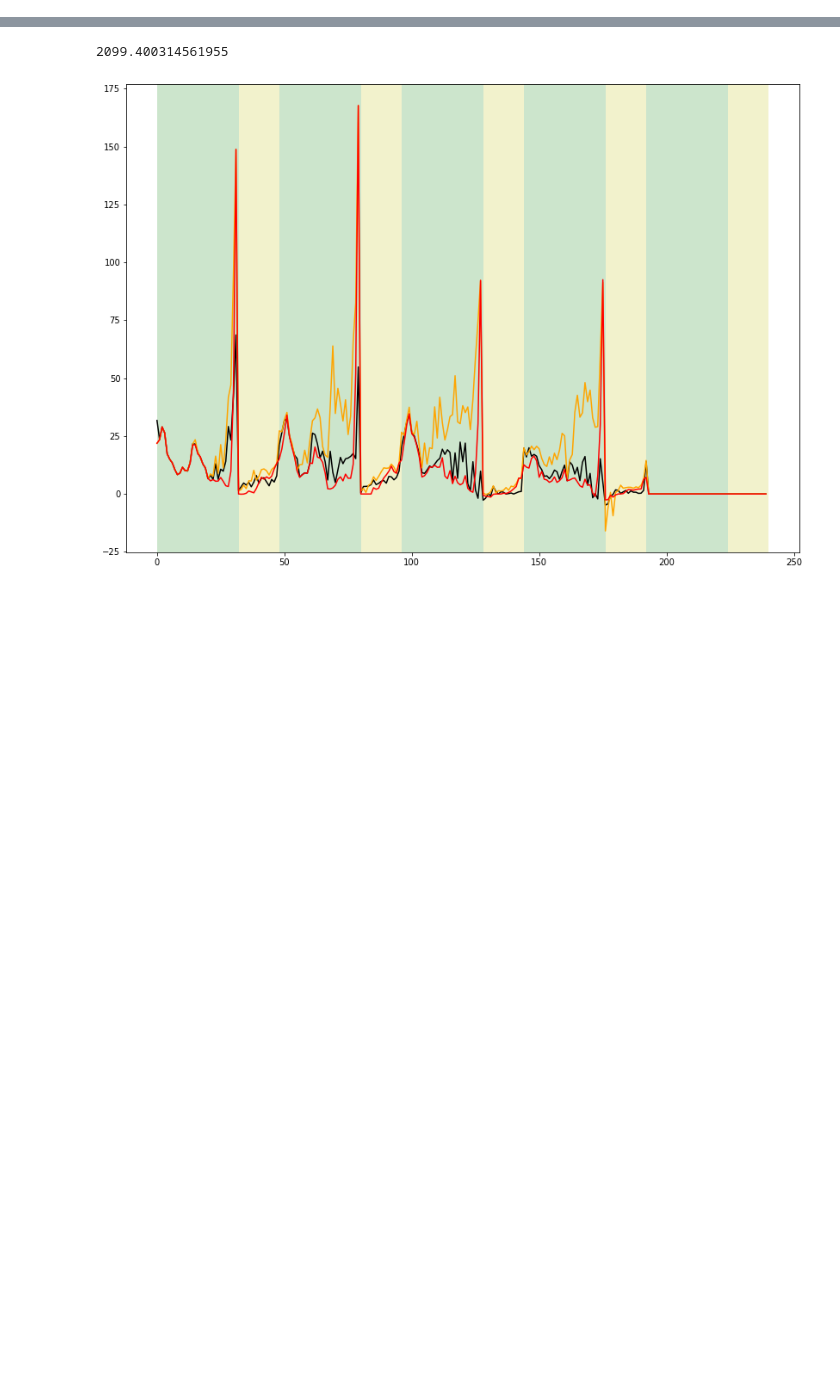
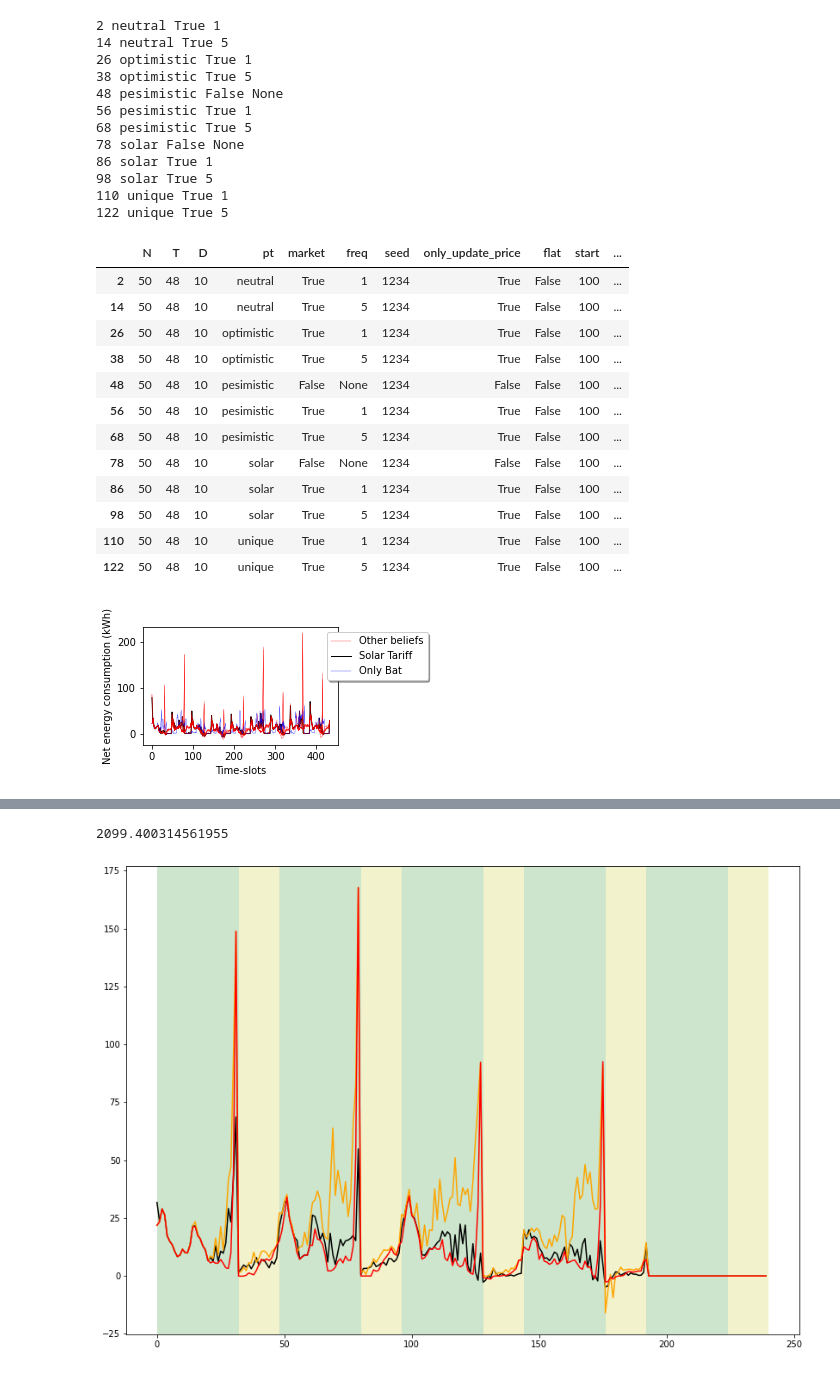
Before and after one commit to kiedanski/lemsim_code, a Jupyter notebook: Results from market simulations-Real_data.ipynb, the cells around one changed output, grey strips where cells are left out. Saved outputs shown, nothing was run; the diff lists cells and outputs as text; code cells hidden in the pictures; blank space fills up the shorter version.

```diff
--- a/Results from market simulations-Real_data.ipynb
+++ b/Results from market simulations-Real_data.ipynb
@@ -32,0 +124,21 @@ for col in ['only_update_price', 'flat', 'market']:
+# %%
+dist2name = {
+    'neutral': 'NEU',
+    'optimistic': 'OPT',
+    'pesimistic': 'PES',
+    'solar': 'SOL',
+    'unique': 'UNQ'
+}
+
+df_ = df.copy()
+METRICS = ['social_cost', 'increase_bottom_range', 'increase_top_range', 'local_matched']
+df_['Tariff'] = df_['flat'].map({False: 'TOU', True: 'Flat'})
+df_['Belief'] = df_['pt'].map(dist2name)
+df_['Update Q'] = ~ df_['only_update_price']
+df_['Freq'] =df_['freq']
+df_ = df_.drop(['N', 'T', 'D', 'seed', 'start', 'pt', 'flat', 'only_update_price', 'freq'], axis=1)
+
+summary = df_.groupby(['Tariff', 'Update Q', 'Freq', 'Belief'])[METRICS].mean()
+summary[METRICS] = summary[METRICS].astype(int)
+summary.columns = ['SC', 'min', 'max', 'LM']
+#summar.astype(int)
@@ -32,0 +217,29 @@ for col in ['only_update_price', 'flat', 'market']:
+# %%
+basic_plot(1234, True, False, 100)
+# %% [output]
+2 neutral True 1
+14 neutral True 5
+26 optimistic True 1
+38 optimistic True 5
+48 pesimistic False None
+56 pesimistic True 1
+68 pesimistic True 5
+78 solar False None
+86 solar True 1
+98 solar True 5
+110 unique True 1
+122 unique True 5
+|  | N | T | D | pt | market | freq | seed | only_update_price | flat | start | ... |
+| 2 | 50 | 48 | 10 | neutral | True | 1 | 1234 | True | False | 100 | ... |
+| 14 | 50 | 48 | 10 | neutral | True | 5 | 1234 | True | False | 100 | ... |
+| 26 | 50 | 48 | 10 | optimistic | True | 1 | 1234 | True | False | 100 | ... |
+| 38 | 50 | 48 | 10 | optimistic | True | 5 | 1234 | True | False | 100 | ... |
+| 48 | 50 | 48 | 10 | pesimistic | False | None | 1234 | False | False | 100 | ... |
+| 56 | 50 | 48 | 10 | pesimistic | True | 1 | 1234 | True | False | 100 | ... |
+| 68 | 50 | 48 | 10 | pesimistic | True | 5 | 1234 | True | False | 100 | ... |
+| 78 | 50 | 48 | 10 | solar | False | None | 1234 | False | False | 100 | ... |
+| 86 | 50 | 48 | 10 | solar | True | 1 | 1234 | True | False | 100 | ... |
+| 98 | 50 | 48 | 10 | solar | True | 5 | 1234 | True | False | 100 | ... |
+| 110 | 50 | 48 | 10 | unique | True | 1 | 1234 | True | False | 100 | ... |
+| 122 | 50 | 48 | 10 | unique | True | 5 | 1234 | True | False | 100 | ... |
+[figure, added]
```
Also changed, not shown: parts of 23 cells of this notebook, 18 other files.
